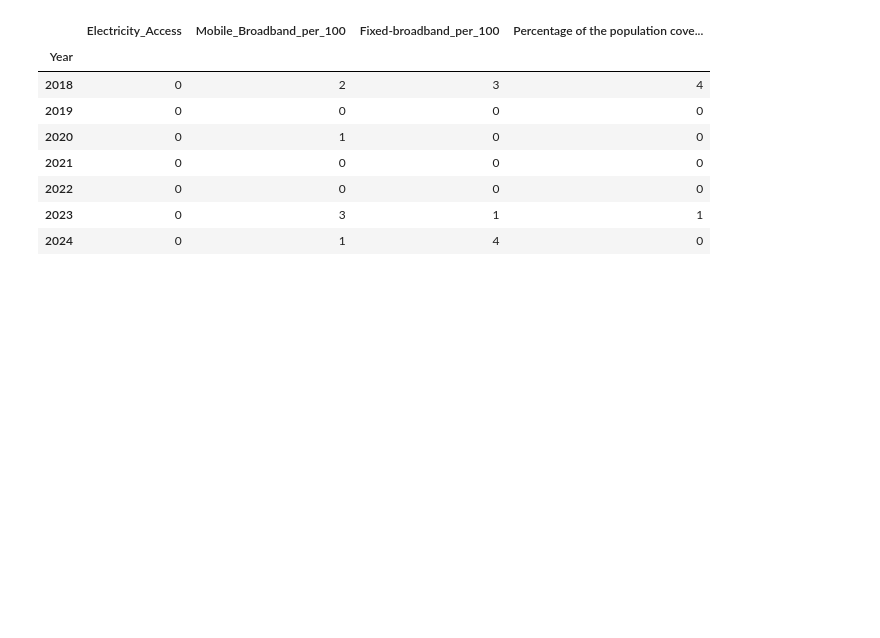
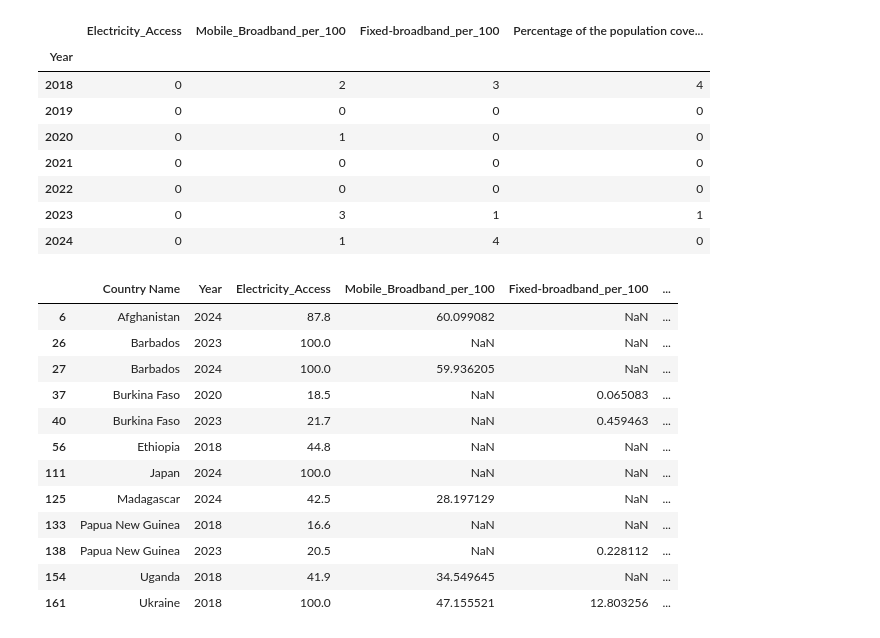
Before and after one commit to ajbunny/AI-Readiness-Governance-Capstone, a Jupyter notebook: notebooks/06_modeling_data_preparation.ipynb, the cells around one changed output. Cells and saved outputs as stored; diff of their text form; code cells hidden in the pictures; blank space fills up the shorter version.

Commit message:
Audit missing values, duplicates, and outliers for regression modeling

```diff
--- a/notebooks/06_modeling_data_preparation.ipynb
+++ b/notebooks/06_modeling_data_preparation.ipynb
@@ -196,3 +196,21 @@ supervised_modeling_df.groupby('Year')[predictors].apply(lambda df: df.isna().su
 | 2022 | 0 | 0 | 0 | 0 |
 | 2023 | 0 | 3 | 1 | 1 |
 | 2024 | 0 | 1 | 4 | 0 |
+# %%
+# Checking to see which countries are missing predictor values in the supervised modeling dataframeS
+
+supervised_modeling_df.loc[supervised_modeling_df[predictors].isna().any(axis=1), ['Country Name', 'Year'] + predictors].sort_values(['Country Name', 'Year'])
+# %% [output]
+|  | Country Name | Year | Electricity_Access | Mobile_Broadband_per_100 | Fixed-broadband_per_100 | ... |
+| 6 | Afghanistan | 2024 | 87.8 | 60.099082 | NaN | ... |
+| 26 | Barbados | 2023 | 100.0 | NaN | NaN | ... |
+| 27 | Barbados | 2024 | 100.0 | 59.936205 | NaN | ... |
+| 37 | Burkina Faso | 2020 | 18.5 | NaN | 0.065083 | ... |
+| 40 | Burkina Faso | 2023 | 21.7 | NaN | 0.459463 | ... |
+| 56 | Ethiopia | 2018 | 44.8 | NaN | NaN | ... |
+| 111 | Japan | 2024 | 100.0 | NaN | NaN | ... |
+| 125 | Madagascar | 2024 | 42.5 | 28.197129 | NaN | ... |
+| 133 | Papua New Guinea | 2018 | 16.6 | NaN | NaN | ... |
+| 138 | Papua New Guinea | 2023 | 20.5 | NaN | 0.228112 | ... |
+| 154 | Uganda | 2018 | 41.9 | 34.549645 | NaN | ... |
+| 161 | Ukraine | 2018 | 100.0 | 47.155521 | 12.803256 | ... |
```
Also changed, not shown: parts of 7 cells of this notebook.
